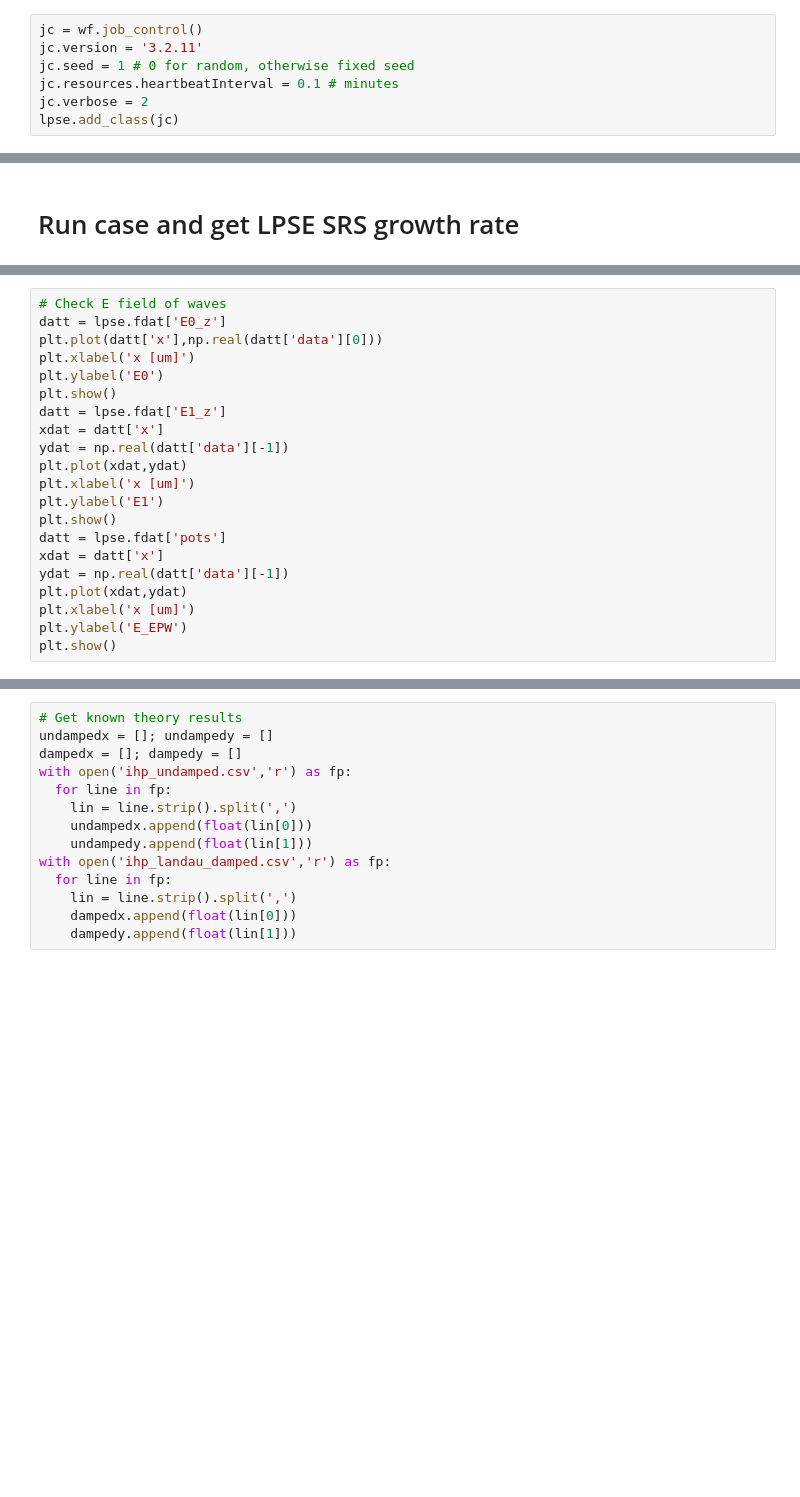
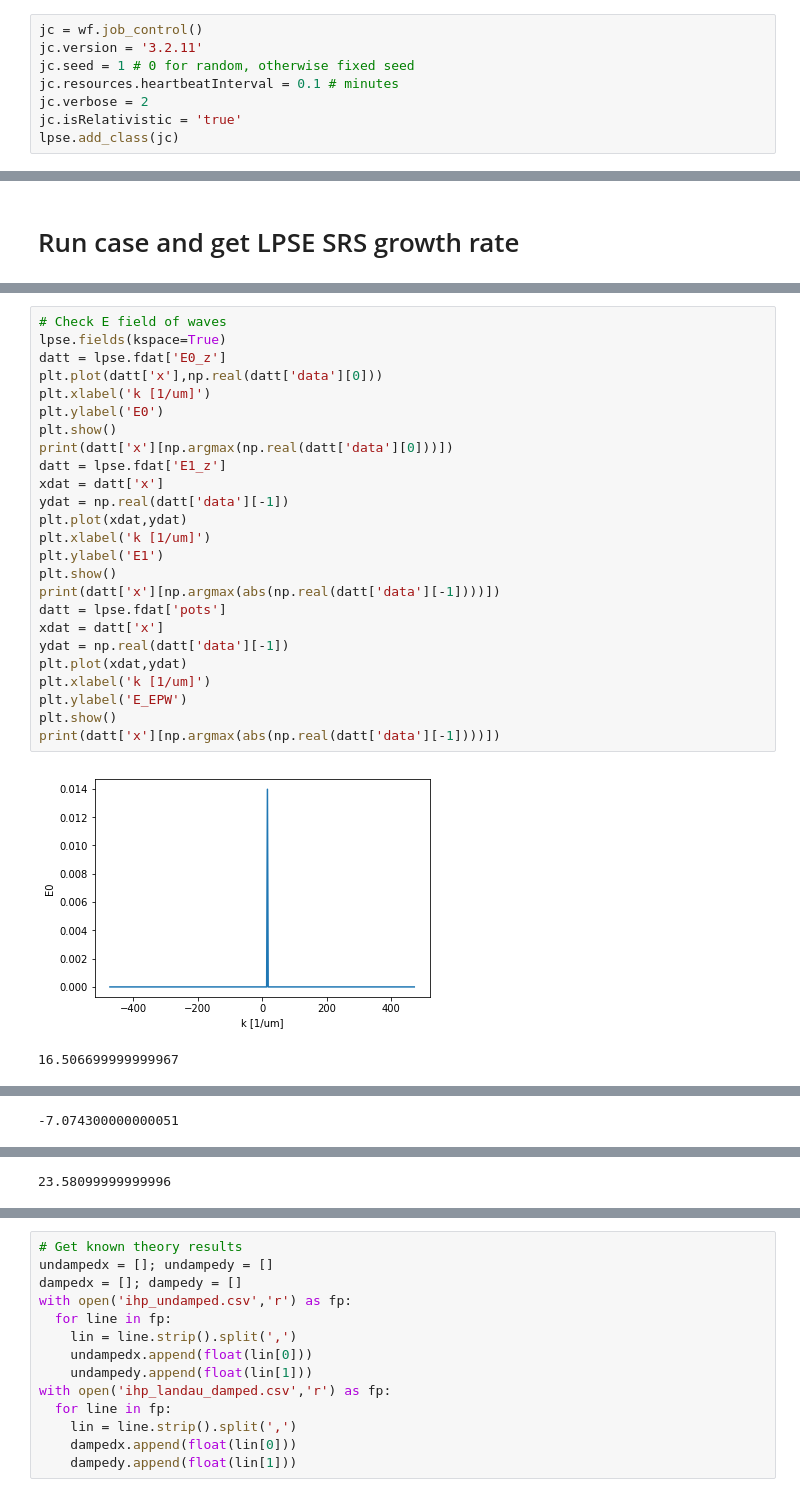
Before and after one commit to andrewanguswarwick/lpse_workflow, a Jupyter notebook: infinite_homogeneous_plasma/case_workflow.ipynb, the cells around one changed output, grey strips where cells are left out. Cells and saved outputs as stored; diff of their text form; blank space fills up the shorter version.

Commit message:
Add relativistic LD calc

```diff
--- a/infinite_homogeneous_plasma/case_workflow.ipynb
+++ b/infinite_homogeneous_plasma/case_workflow.ipynb
@@ -28,6 +31,7 @@ jc.version = '3.2.11'
 jc.seed = 1 # 0 for random, otherwise fixed seed
 jc.resources.heartbeatInterval = 0.1 # minutes
 jc.verbose = 2
+jc.isRelativistic = 'true'
 lpse.add_class(jc)
 # %%
 gr = wf.gridding()
@@ -189,21 +236,28 @@ print(f'Time taken: {t2-t1:0.3f} s')
 # %%
 # Check E field of waves
+lpse.fields(kspace=True)
 datt = lpse.fdat['E0_z']
 plt.plot(datt['x'],np.real(datt['data'][0]))
-plt.xlabel('x [um]')
+plt.xlabel('k [1/um]')
 plt.ylabel('E0')
 plt.show()
+print(datt['x'][np.argmax(np.real(datt['data'][0]))])
 datt = lpse.fdat['E1_z']
 xdat = datt['x']
 ydat = np.real(datt['data'][-1])
 plt.plot(xdat,ydat)
-plt.xlabel('x [um]')
+plt.xlabel('k [1/um]')
 plt.ylabel('E1')
 plt.show()
+print(datt['x'][np.argmax(abs(np.real(datt['data'][-1])))])
 datt = lpse.fdat['pots']
 xdat = datt['x']
 ydat = np.real(datt['data'][-1])
 plt.plot(xdat,ydat)
-plt.xlabel('x [um]')
+plt.xlabel('k [1/um]')
 plt.ylabel('E_EPW')
 plt.show()
+print(datt['x'][np.argmax(abs(np.real(datt['data'][-1])))])
+# %% [output]
+[figure, added]
+16.506699999999967
@@ -209,0 +265 @@ plt.show()
+-7.074300000000051
@@ -210,3 +267,4 @@ plt.show()
+23.58099999999996
 # %%
 # LW absorption metrics
 lpse.plot_metric('EPW_power_absorbed_by_LD',loglin=True)
```
Also changed, not shown: parts of 17 cells of this notebook, 3 other files.
